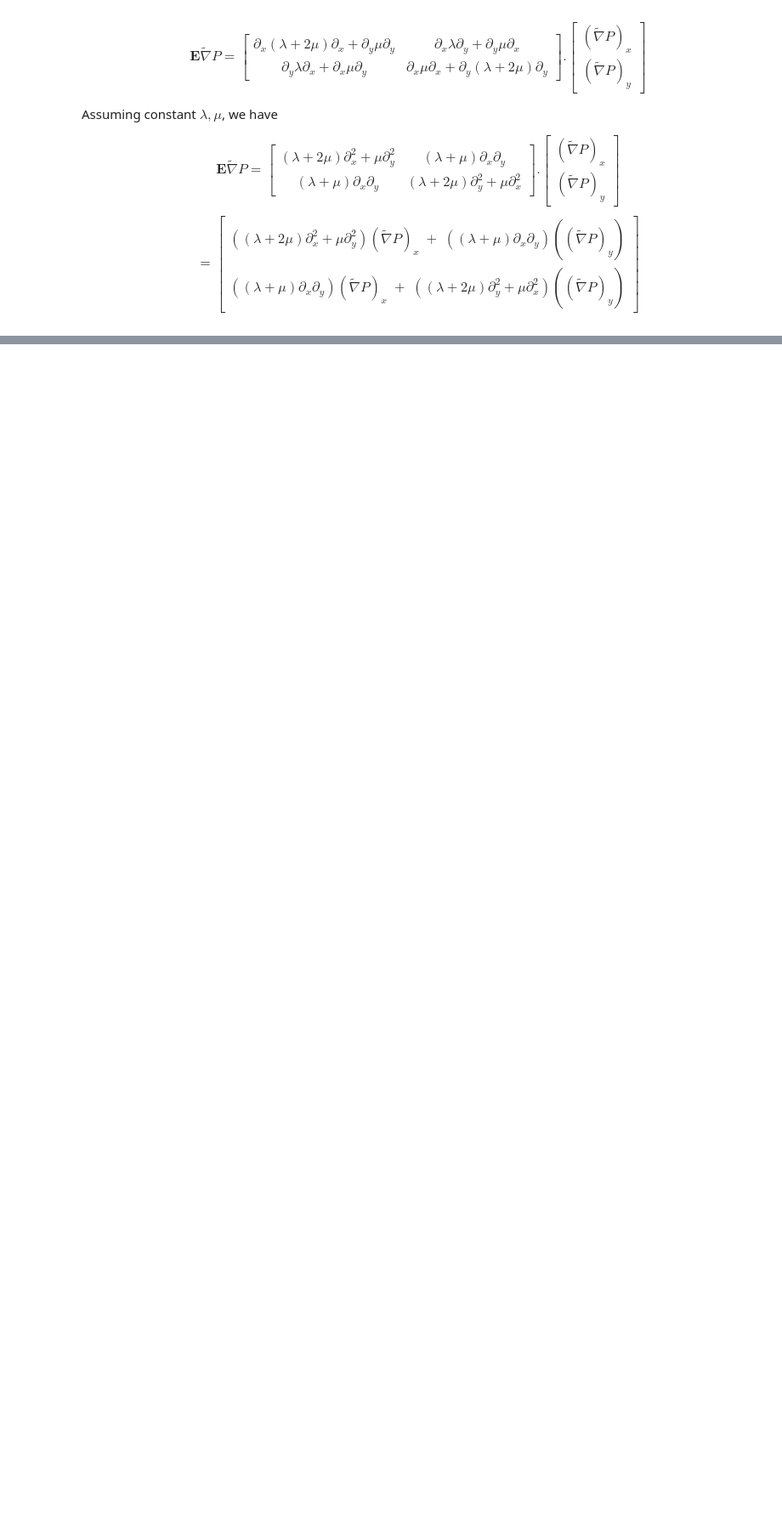
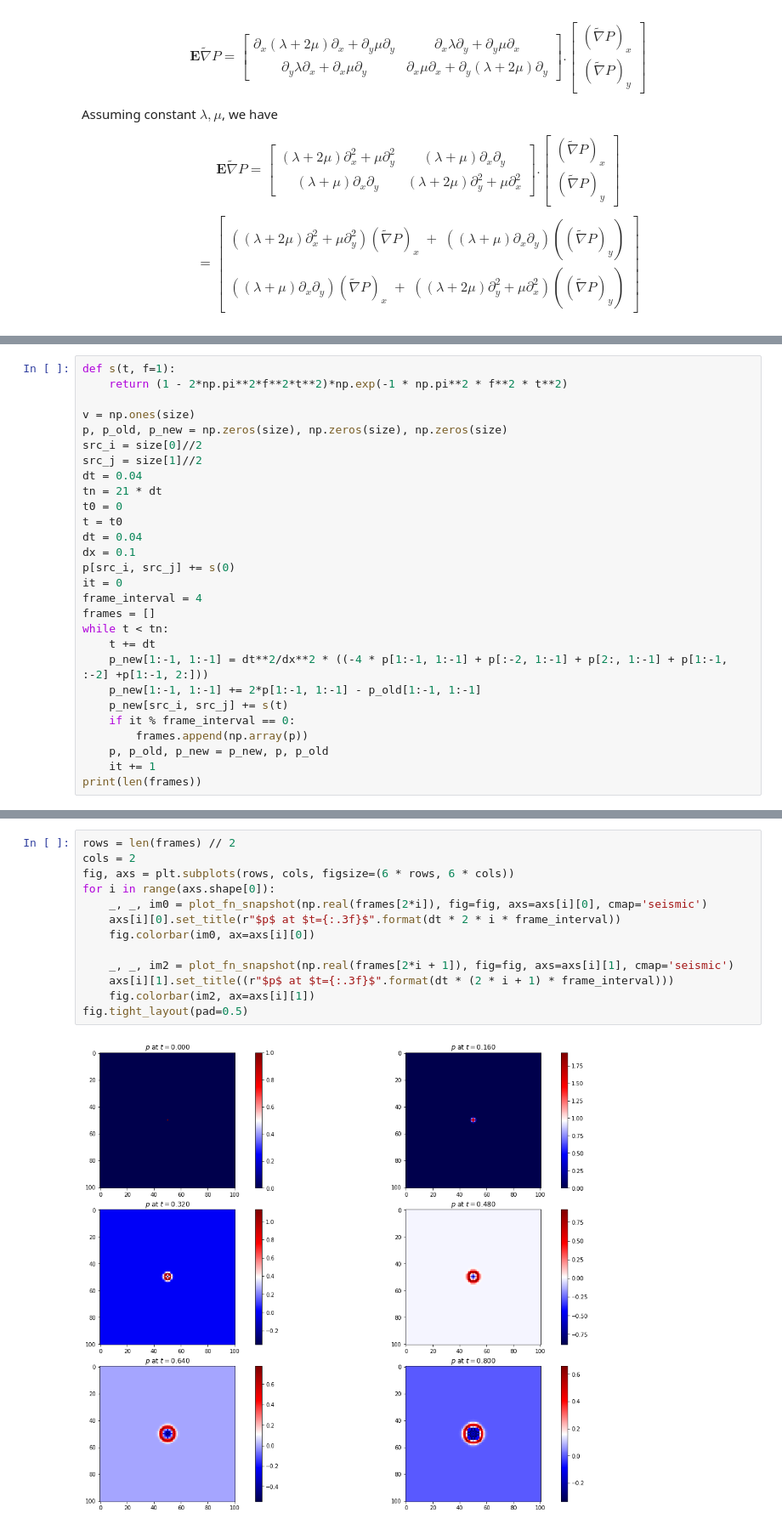
Before and after one commit to nimberledge/akm-fwi, a Jupyter notebook: elastic/Pseudo-elastic.ipynb, the cells around one changed output, grey strips where cells are left out. Shown: that part at 85% size. Saved outputs shown, nothing was run; the diff lists cells and outputs as text; blank space fills up the shorter version.

```diff
--- a/elastic/Pseudo-elastic.ipynb
+++ b/elastic/Pseudo-elastic.ipynb
@@ -315,0 +324,28 @@ for i in range(axs.shape[0]):
+# %%
+def s(t, f=1):
+    return (1 - 2*np.pi**2*f**2*t**2)*np.exp(-1 * np.pi**2 * f**2 * t**2)
+
+v = np.ones(size)
+p, p_old, p_new = np.zeros(size), np.zeros(size), np.zeros(size)
+src_i = size[0]//2
+src_j = size[1]//2
+dt = 0.04
+tn = 21 * dt
+t0 = 0
+t = t0
+dt = 0.04
+dx = 0.1
+p[src_i, src_j] += s(0)
+it = 0
+frame_interval = 4
+frames = []
+while t < tn:
+    t += dt
+    p_new[1:-1, 1:-1] = dt**2/dx**2 * ((-4 * p[1:-1, 1:-1] + p[:-2, 1:-1] + p[2:, 1:-1] + p[1:-1, :-2] +p[1:-1, 2:]))
+    p_new[1:-1, 1:-1] += 2*p[1:-1, 1:-1] - p_old[1:-1, 1:-1]
+    p_new[src_i, src_j] += s(t)
+    if it % frame_interval == 0:
+        frames.append(np.array(p))
+    p, p_old, p_new = p_new, p, p_old
+    it += 1
+print(len(frames))
@@ -315,0 +354,15 @@ for i in range(axs.shape[0]):
+# %%
+rows = len(frames) // 2
+cols = 2
+fig, axs = plt.subplots(rows, cols, figsize=(6 * rows, 6 * cols))
+for i in range(axs.shape[0]):
+    _, _, im0 = plot_fn_snapshot(np.real(frames[2*i]), fig=fig, axs=axs[i][0], cmap='seismic')
+    axs[i][0].set_title(r"$p$ at $t={:.3f}$".format(dt * 2 * i * frame_interval))
+    fig.colorbar(im0, ax=axs[i][0])
+
+    _, _, im2 = plot_fn_snapshot(np.real(frames[2*i + 1]), fig=fig, axs=axs[i][1], cmap='seismic')
+    axs[i][1].set_title((r"$p$ at $t={:.3f}$".format(dt * (2 * i + 1) * frame_interval)))
+    fig.colorbar(im2, ax=axs[i][1])
+fig.tight_layout(pad=0.5)
+# %% [output]
+[figure, added]
```
Also changed, not shown: parts of 4 cells of this notebook.
